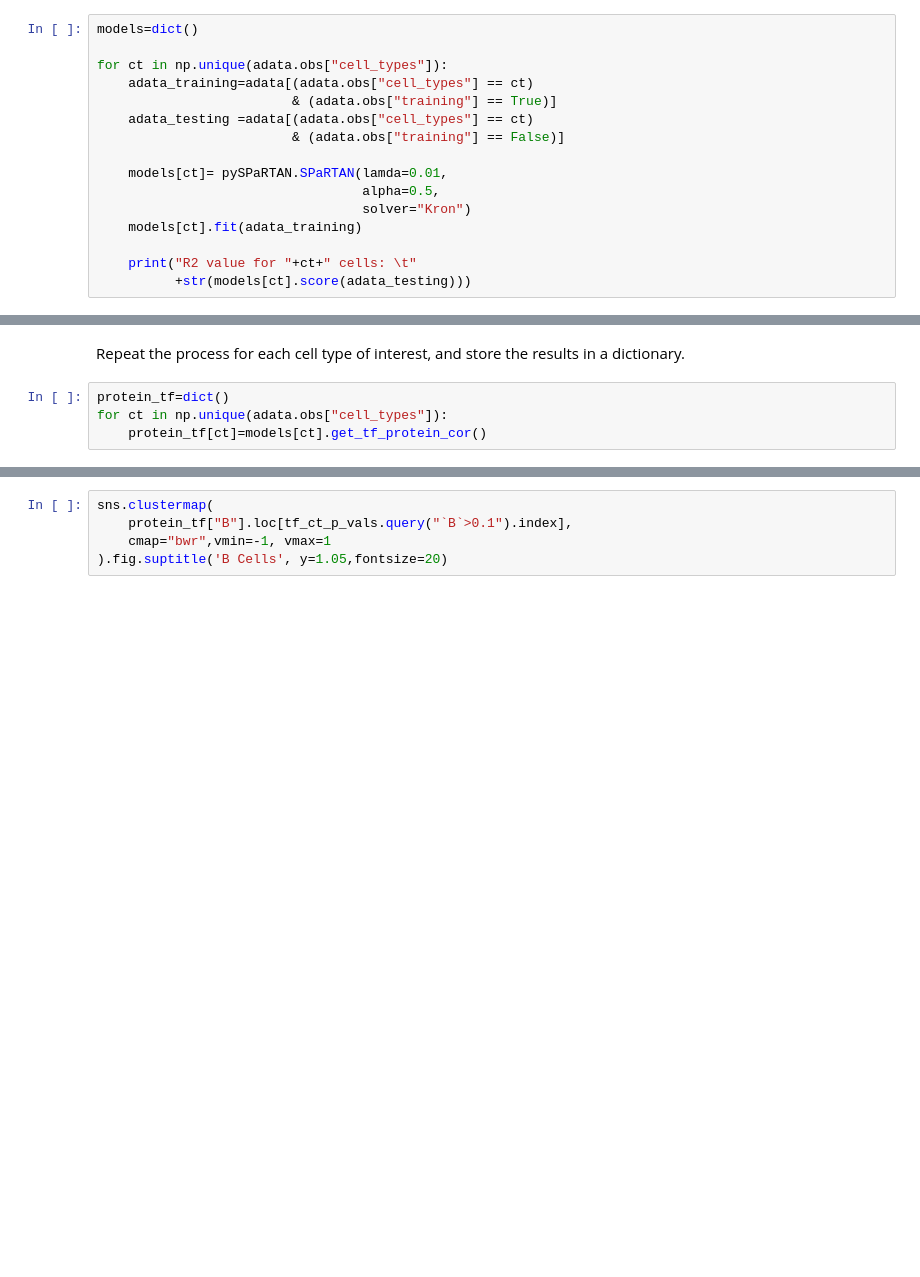
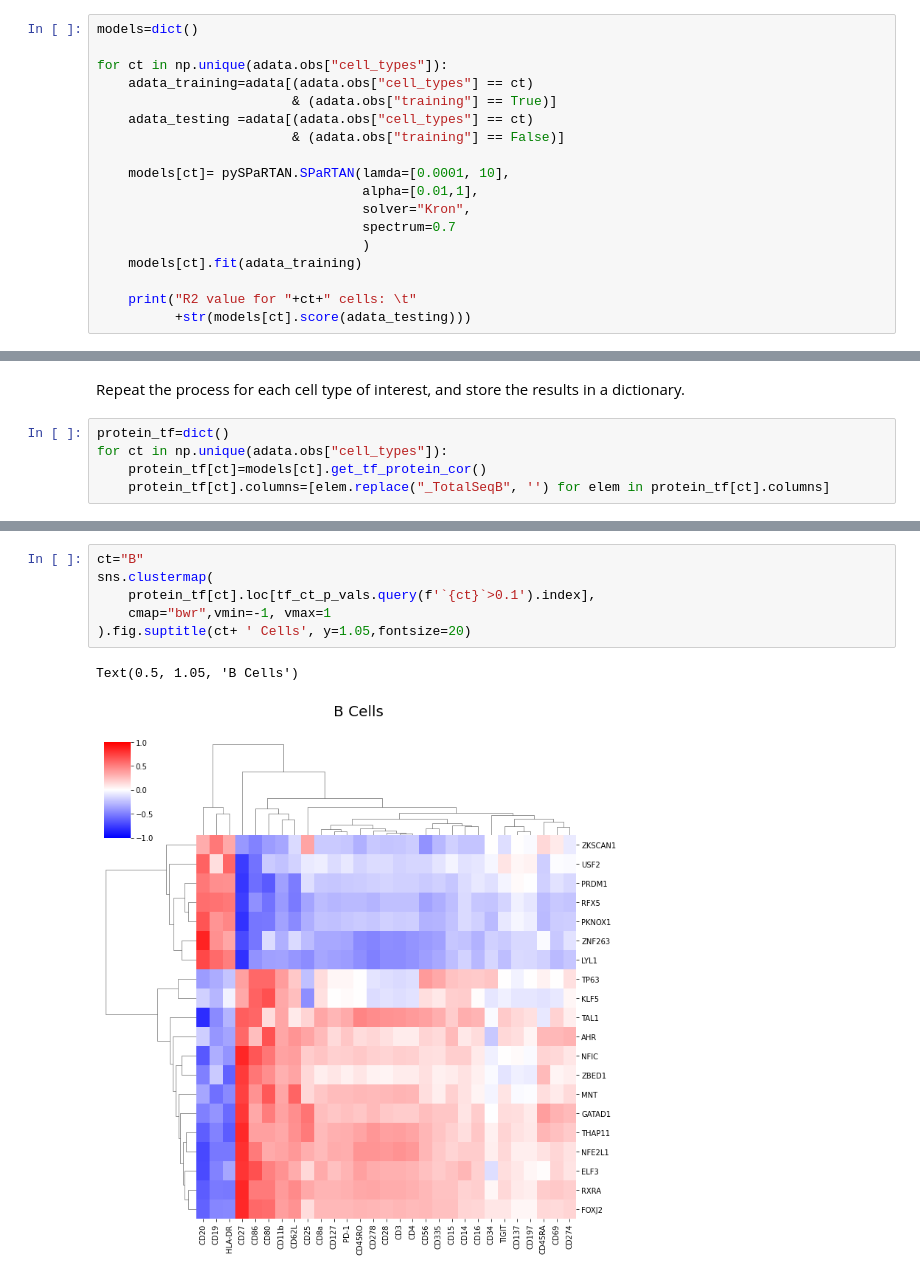
Before and after one commit to osmanbeyoglulab/SPaRTAN, a Jupyter notebook: notebooks/pbmc_spartan_tutorial.ipynb, the cells around one changed output, grey strips where cells are left out. Saved outputs shown, nothing was run; the diff lists cells and outputs as text; blank space fills up the shorter version.

```diff
--- a/notebooks/pbmc_spartan_tutorial.ipynb
+++ b/notebooks/pbmc_spartan_tutorial.ipynb
@@ -206,9 +228,11 @@ for ct in np.unique(adata.obs["cell_types"]):
     adata_testing =adata[(adata.obs["cell_types"] == ct)
                          & (adata.obs["training"] == False)]
 
-    models[ct]= pySPaRTAN.SPaRTAN(lamda=0.01,
-                                  alpha=0.5,
-                                  solver="Kron")
+    models[ct]= pySPaRTAN.SPaRTAN(lamda=[0.0001, 10],
+                                  alpha=[0.01,1],
+                                  solver="Kron",
+                                  spectrum=0.7
+                                  )
     models[ct].fit(adata_training)
 
     print("R2 value for "+ct+" cells: \t"
@@ -355,3 +379,4 @@ Repeat the process for each cell type of interest, and store the results in a di
 protein_tf=dict()
 for ct in np.unique(adata.obs["cell_types"]):
     protein_tf[ct]=models[ct].get_tf_protein_cor()
+    protein_tf[ct].columns=[elem.replace("_TotalSeqB", '') for elem in protein_tf[ct].columns]
@@ -358,5 +385,9 @@ for ct in np.unique(adata.obs["cell_types"]):
 # %%
+ct="B"
 sns.clustermap(
-    protein_tf["B"].loc[tf_ct_p_vals.query("`B`>0.1").index],
+    protein_tf[ct].loc[tf_ct_p_vals.query(f'`{ct}`>0.1').index],
     cmap="bwr",vmin=-1, vmax=1
-).fig.suptitle('B Cells', y=1.05,fontsize=20)
+).fig.suptitle(ct+ ' Cells', y=1.05,fontsize=20)
+# %% [output]
+Text(0.5, 1.05, 'B Cells')
+[figure, added]
```
Also changed, not shown: parts of 40 cells of this notebook, 9 other files.
